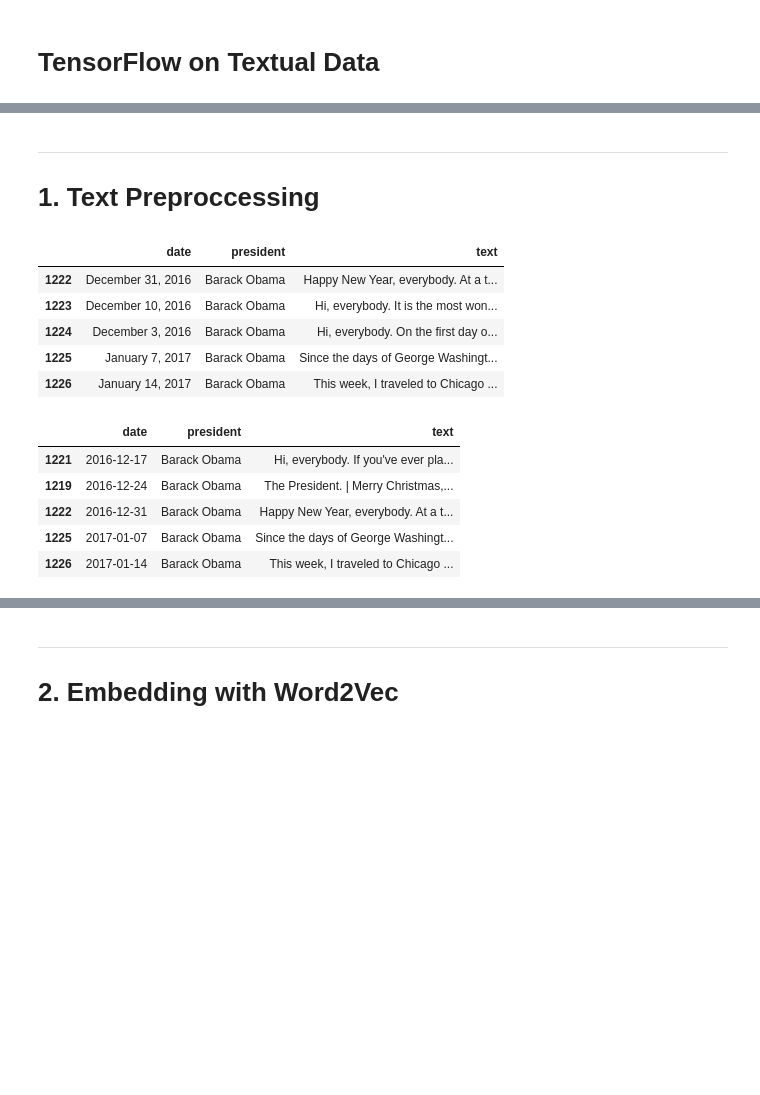
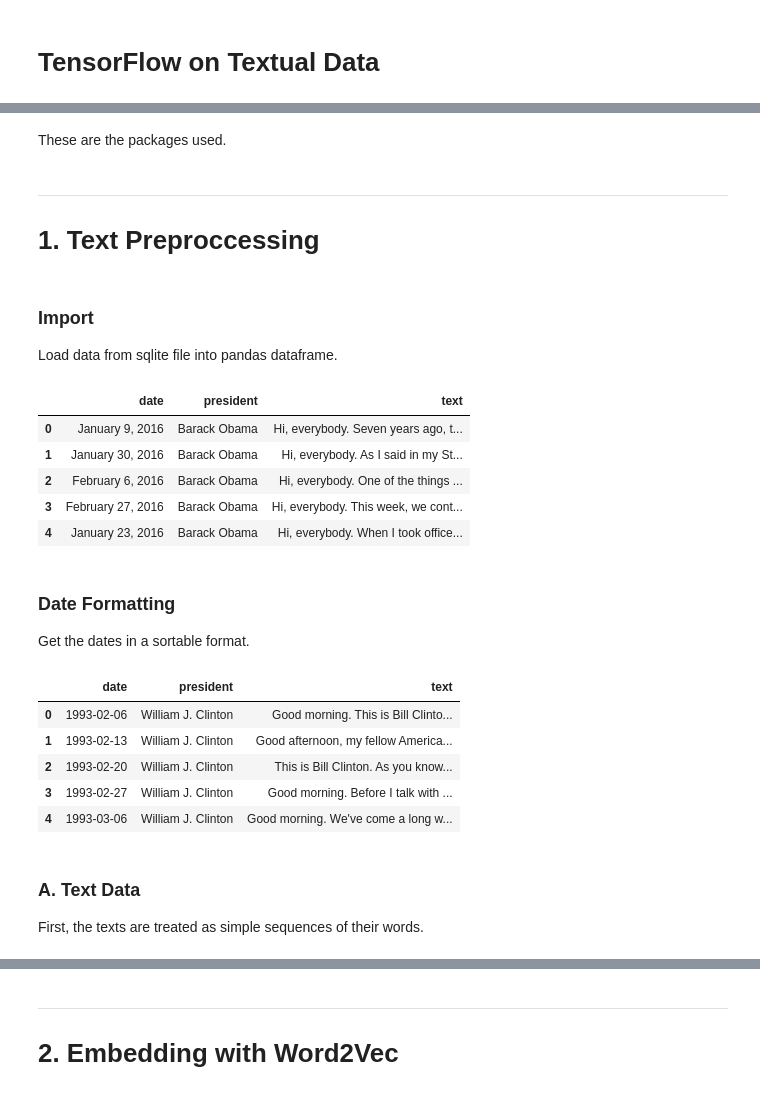
Before and after one commit to dezwier/notebooks, a Jupyter notebook: Portfolio/Speeches.ipynb, the cells around one changed output, grey strips where cells are left out. Cells and saved outputs as stored; diff of their text form; code cells hidden in the pictures; blank space fills up the shorter version.

```diff
--- a/Portfolio/Speeches.ipynb
+++ b/Portfolio/Speeches.ipynb
@@ -3,3 +8,5 @@
+# %% [markdown]
+These are the packages used.
 # %%
 import numpy as np
 import pandas as pd
@@ -12,19 +19,25 @@ import sqlite3
 # %% [markdown]
 ---
 # 1. Text Preproccessing
+# %% [markdown]
+### Import
+Load data from sqlite file into pandas dataframe.
 # %%
 conn = sqlite3.connect('/Users/desiredewaele/Google Drive/Datasets/rawData.sqlite')
 speeches = pd.read_sql("select date, president, text from Speeches where speech is 'Weekly Address'", conn)
 speeches = speeches[speeches.president.str.contains('Barack Obama|William J. Clinton|George W. Bush', regex=True)]
 speeches.reset_index(inplace=True, drop=True)
-speeches.tail()
+speeches.head()
 # %% [output]
 |  | date | president | text |
-| 1222 | December 31, 2016 | Barack Obama | Happy New Year, everybody. At a t... |
-| 1223 | December 10, 2016 | Barack Obama | Hi, everybody. It is the most won... |
-| 1224 | December 3, 2016 | Barack Obama | Hi, everybody. On the first day o... |
-| 1225 | January 7, 2017 | Barack Obama | Since the days of George Washingt... |
-| 1226 | January 14, 2017 | Barack Obama | This week, I traveled to Chicago ... |
+| 0 | January 9, 2016 | Barack Obama | Hi, everybody. Seven years ago, t... |
+| 1 | January 30, 2016 | Barack Obama | Hi, everybody. As I said in my St... |
+| 2 | February 6, 2016 | Barack Obama | Hi, everybody. One of the things ... |
+| 3 | February 27, 2016 | Barack Obama | Hi, everybody. This week, we cont... |
+| 4 | January 23, 2016 | Barack Obama | Hi, everybody. When I took office... |
+# %% [markdown]
+### Date Formatting
+Get the dates in a sortable format.
 # %%
 def getDates(date):
     date = dt.datetime.strptime(date, '%B %d, %Y')
@@ -33,12 +46,16 @@ def getDates(date):
 # %%
 speeches.date = speeches.date.apply(getDates)
 speeches.sort_values('date', inplace=True)
-speeches.tail()
+speeches.reset_index(drop=True, inplace=True)
+speeches.head()
 # %% [output]
 |  | date | president | text |
-| 1221 | 2016-12-17 | Barack Obama | Hi, everybody. If you've ever pla... |
-| 1219 | 2016-12-24 | Barack Obama | The President. | Merry Christmas,... |
-| 1222 | 2016-12-31 | Barack Obama | Happy New Year, everybody. At a t... |
-| 1225 | 2017-01-07 | Barack Obama | Since the days of George Washingt... |
-| 1226 | 2017-01-14 | Barack Obama | This week, I traveled to Chicago ... |
+| 0 | 1993-02-06 | William J. Clinton | Good morning. This is Bill Clinto... |
+| 1 | 1993-02-13 | William J. Clinton | Good afternoon, my fellow America... |
+| 2 | 1993-02-20 | William J. Clinton | This is Bill Clinton. As you know... |
+| 3 | 1993-02-27 | William J. Clinton | Good morning. Before I talk with ... |
+| 4 | 1993-03-06 | William J. Clinton | Good morning. We've come a long w... |
+# %% [markdown]
+### A. Text Data
+First, the texts are treated as simple sequences of their words.
 # %%
```
Also changed, not shown: parts of 53 cells of this notebook, 1 other file.
